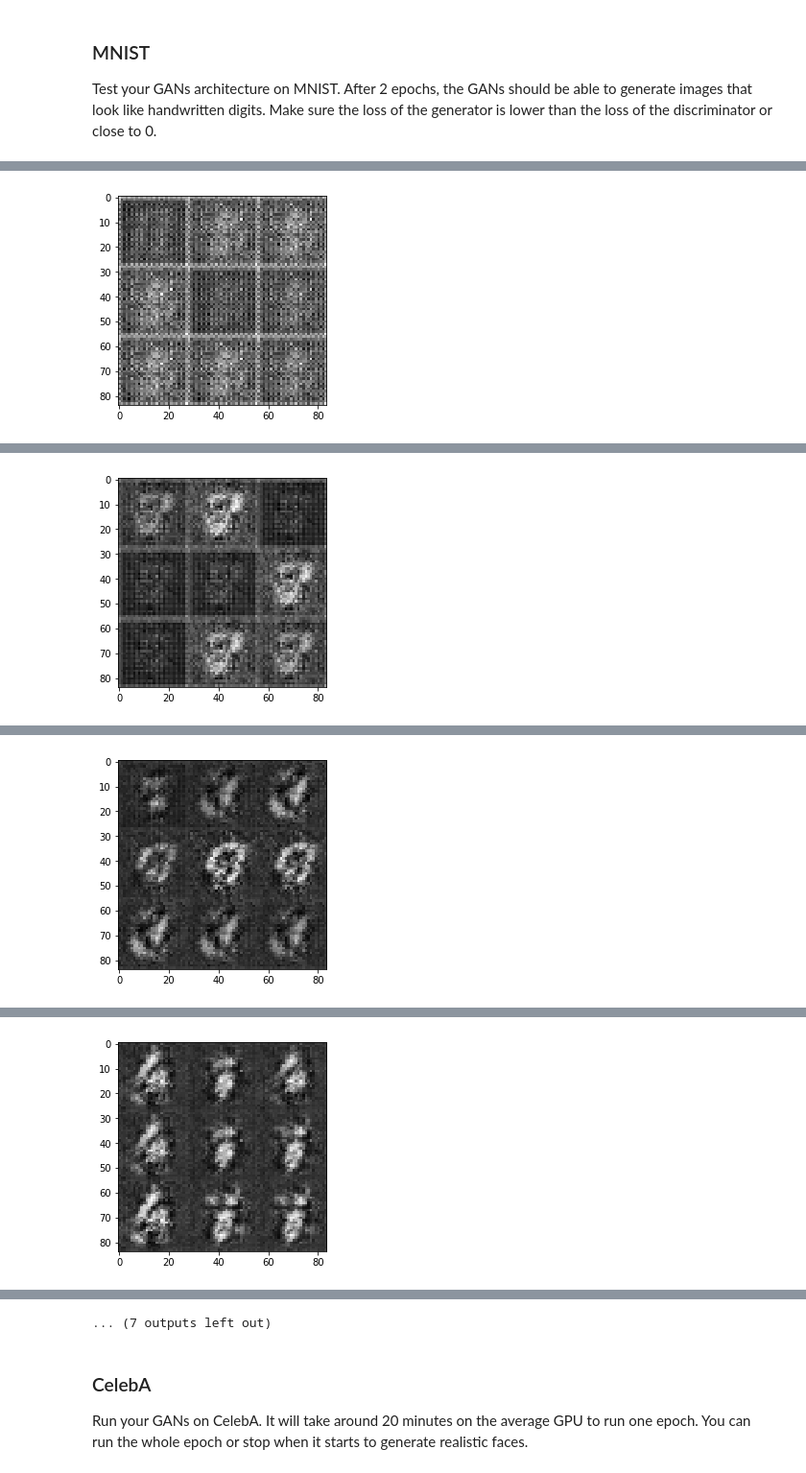
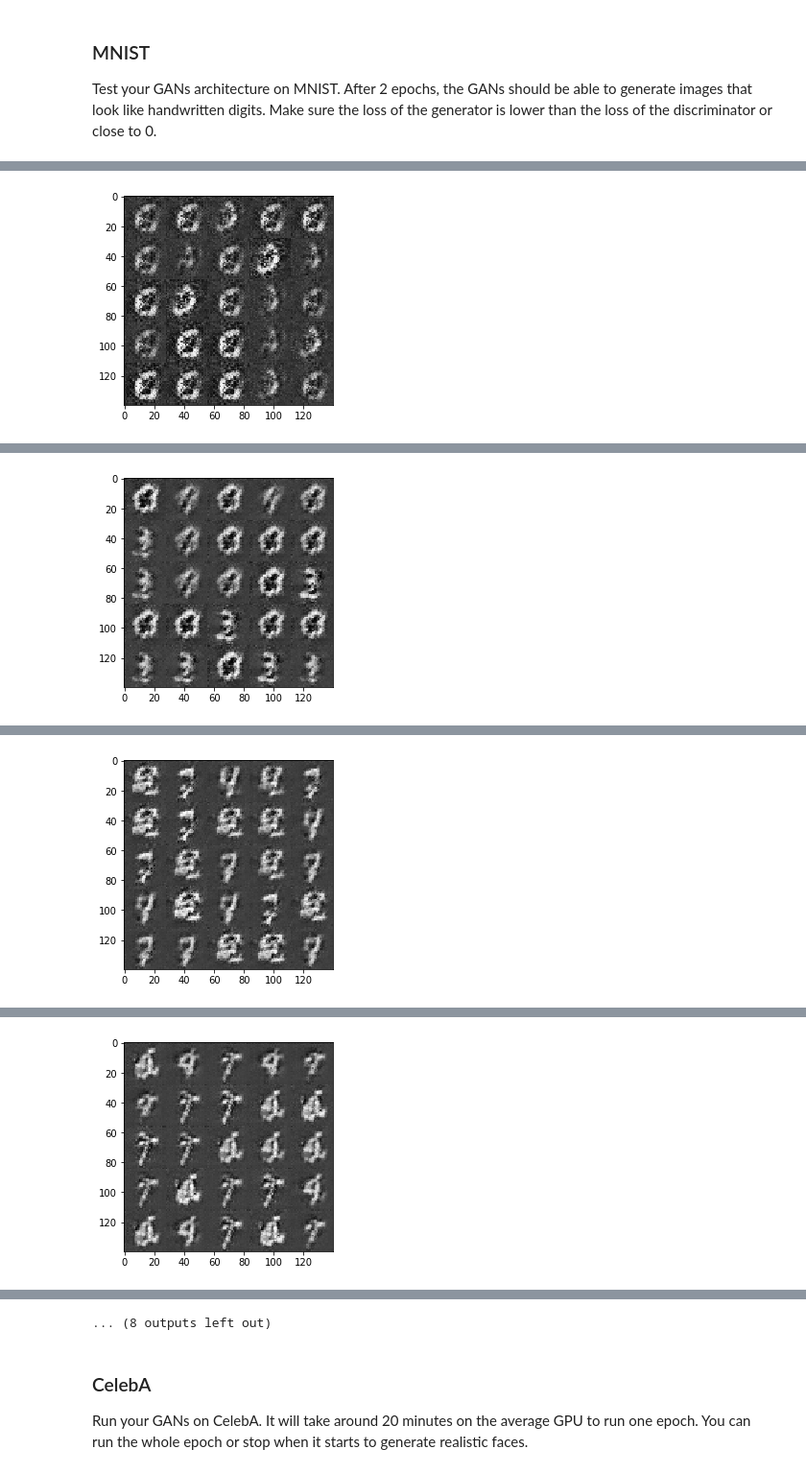
Before and after one commit to rkamran/DLF, a Jupyter notebook: face_generation/dlnd_face_generation.ipynb, the cells around one changed output, grey strips where cells are left out. Shown at 96% size. Cells and saved outputs as stored; diff of their text form; code cells hidden in the pictures.

```diff
--- a/face_generation/dlnd_face_generation.ipynb
+++ b/face_generation/dlnd_face_generation.ipynb
@@ -333,8 +327,7 @@ def train(epoch_count, batch_size, z_dim, learning_rate, beta1, get_batches, dat
     # TODO: Build Model
     #saver = tf.train.Saver()
 
-    show_every = 100
-    print_every = 10
+    print_every = 20
     steps = 0
 
     input_real, input_z, l_rate = model_inputs(data_shape[1], data_shape[2], data_shape[3], z_dim)
@@ -364,7 +357,7 @@ def train(epoch_count, batch_size, z_dim, learning_rate, beta1, get_batches, dat
                           "Generator Loss: {:.4f}".format(train_loss_g))
 
             # After every epoc
-            show_generator_output(sess, 10, input_z, z_dim, data_image_mode)
+            show_generator_output(sess, 25, input_z, z_dim, data_image_mode)
 
         #saver.save(sess, './checkpoints/generator.ckpt')
 # %% [markdown]
@@ -373,14 +366,14 @@ Test your GANs architecture on MNIST.  After 2 epochs, the GANs should be able t
 # %%
 batch_size = 128
 z_dim = 1
-learning_rate = 0.0002
-beta1 = 0.001
+learning_rate = 0.0001
+beta1 = 0.5
 
 
 """
 DON'T MODIFY ANYTHING IN THIS CELL THAT IS BELOW THIS LINE
 """
-epochs = 2
+epochs = 10
 
 mnist_dataset = helper.Dataset('mnist', glob(os.path.join(data_dir, 'mnist/*.jpg')))
 with tf.Graph().as_default():
@@ -400 +400 @@ Epoch 1/2... Discriminator Loss: 1.3844... Generator Loss: 0.7416
-[figure, old version]
+[figure, new version]
@@ -411 +418 @@ Epoch 1/2... Discriminator Loss: 1.1469... Generator Loss: 1.0062
-[figure, old version]
+[figure, new version]
@@ -422 +436 @@ Epoch 1/2... Discriminator Loss: 1.1065... Generator Loss: 1.1748
-[figure, old version]
+[figure, new version]
@@ -433 +454 @@ Epoch 1/2... Discriminator Loss: 1.1909... Generator Loss: 1.3255
-[figure, old version]
+[figure, new version]
@@ -456,4 +491,4 @@ Epoch 2/2... Discriminator Loss: 1.0076... Generator Loss: 1.6823
-... (7 outputs left out)
+... (8 outputs left out)
 # %% [markdown]
 ### CelebA
 Run your GANs on CelebA.  It will take around 20 minutes on the average GPU to run one epoch.  You can run the whole epoch or stop when it starts to generate realistic faces.
```
Also changed, not shown: parts of 6 cells of this notebook.
